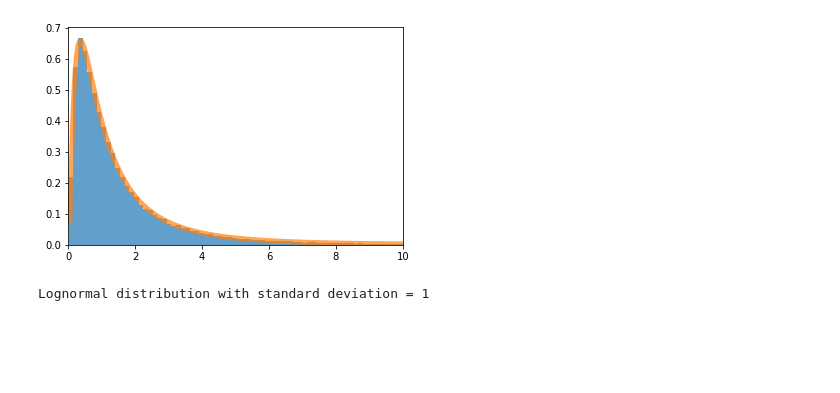
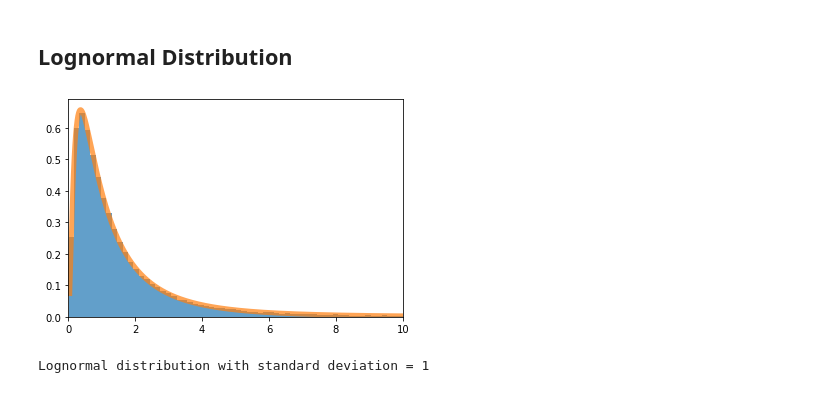
Before and after one commit to nchen269/PHYS434, a Jupyter notebook: Lab1report.ipynb, the cells around one changed output. Drawn from its saved outputs; the diff is of its cells as text; code cells hidden in the pictures; blank space fills up the shorter version.

```diff
--- a/Lab1report.ipynb
+++ b/Lab1report.ipynb
@@ -29,26 +31,23 @@ For probablity of  0.9999997133484281 , the value of sigma is 4
+# %% [markdown]
+## Lognormal Distribution
 # %%
-'''
-I chose lognormal distribution
-
-'''
-
 s=1 #standard deviation
 
 samp=stats.lognorm.rvs(s,size=100000) #sample
 plt.tick_params(labelsize=10)
 plt.xlim([0,10])
 x = np.linspace(stats.lognorm.ppf(0.001, s),
                 stats.lognorm.ppf(0.999, s), 1000)
 
 #lognorm.ppf(0.01, s) gives the x value when ppf=0.001 for a lognormal with standard deviation of 1
 #lognorm.ppf(0.99, s) gives the x value when ppf=0.999 for a lognormal with standard deviation of 1
 
 plt.hist(samp,bins=500,density=True,alpha=.7)
 
 plt.plot(x, stats.lognorm.pdf(x, s), lw=5, alpha=0.7, label='lognorm pdf')
 stats.lognorm.ppf(0.8,s)
 plt.show()
 print("Lognormal distribution with standard deviation =", s)
 # %% [output]
-[figure, old version]
+[figure, new version]
 Lognormal distribution with standard deviation = 1
```
Also changed, not shown: parts of 21 cells of this notebook.
